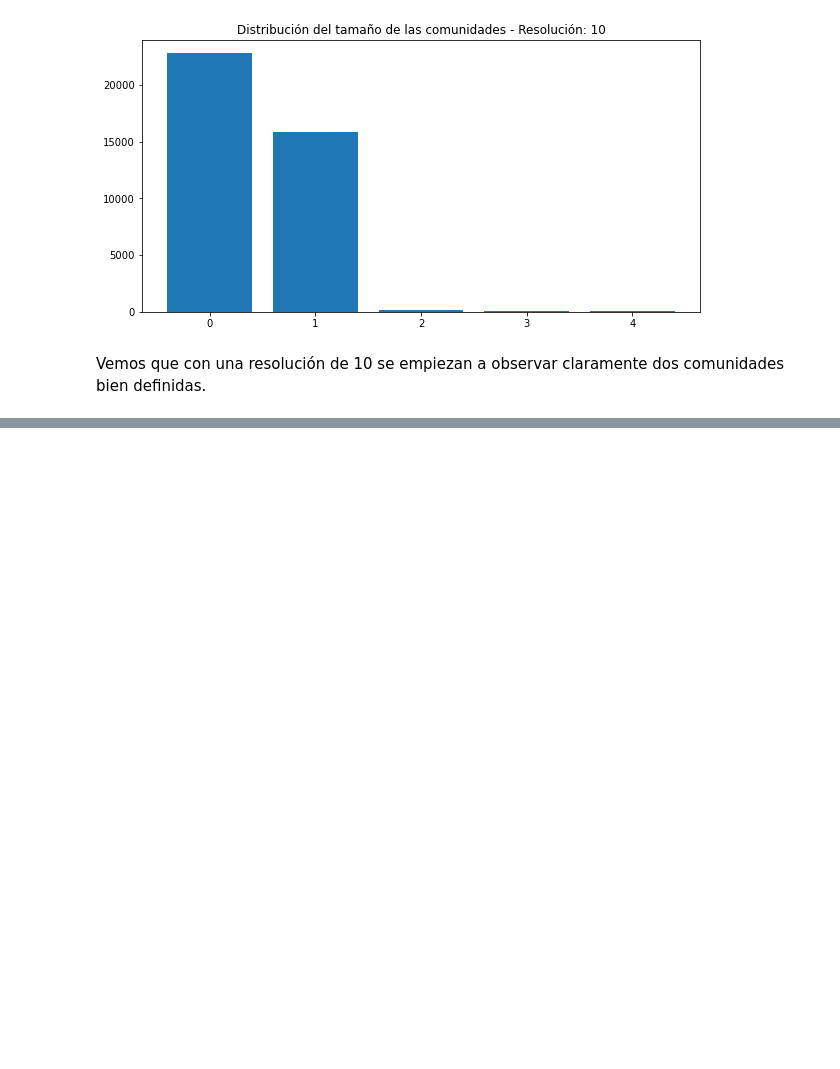
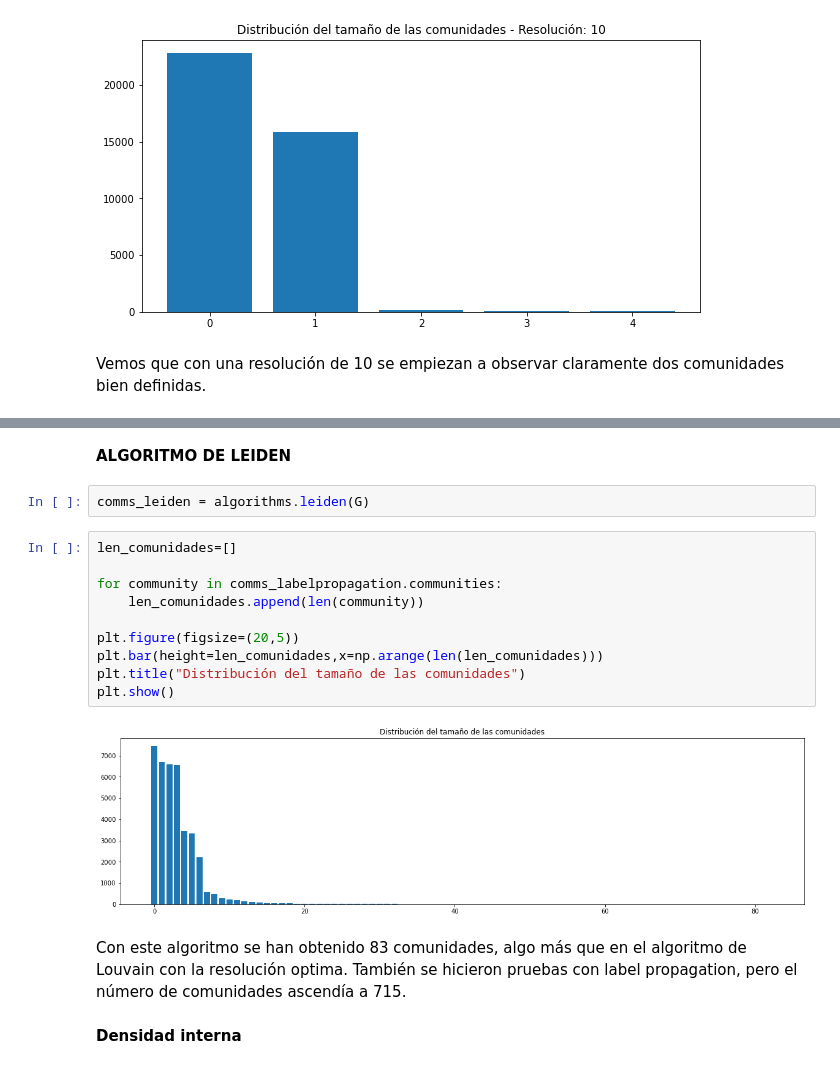
Before and after one commit to estebanarr/graphMachineLearning, a Jupyter notebook: notebooks/Practico1.ipynb, the cells around one changed output, grey strips where cells are left out. Saved outputs shown, nothing was run; the diff lists cells and outputs as text; blank space fills up the shorter version.

```diff
--- a/notebooks/Practico1.ipynb
+++ b/notebooks/Practico1.ipynb
@@ -711,0 +747,20 @@ Vemos que con una resolución de 10 se empiezan a observar claramente dos comuni
+# %% [markdown]
+<b>ALGORITMO DE LEIDEN
+# %%
+comms_leiden = algorithms.leiden(G)
+# %%
+len_comunidades=[]
+
+for community in comms_labelpropagation.communities:
+    len_comunidades.append(len(community))
+
+plt.figure(figsize=(20,5))
+plt.bar(height=len_comunidades,x=np.arange(len(len_comunidades)))
+plt.title("Distribución del tamaño de las comunidades")
+plt.show()
+# %% [output]
+[figure, added]
+# %% [markdown]
+Con este algoritmo se han obtenido 83 comunidades, algo más que en el algoritmo de Louvain con la resolución optima. También se hicieron pruebas con label propagation, pero el número de comunidades ascendía a 715.
+# %% [markdown]
+<b>Densidad interna
```
Also changed, not shown: parts of 18 cells of this notebook.
